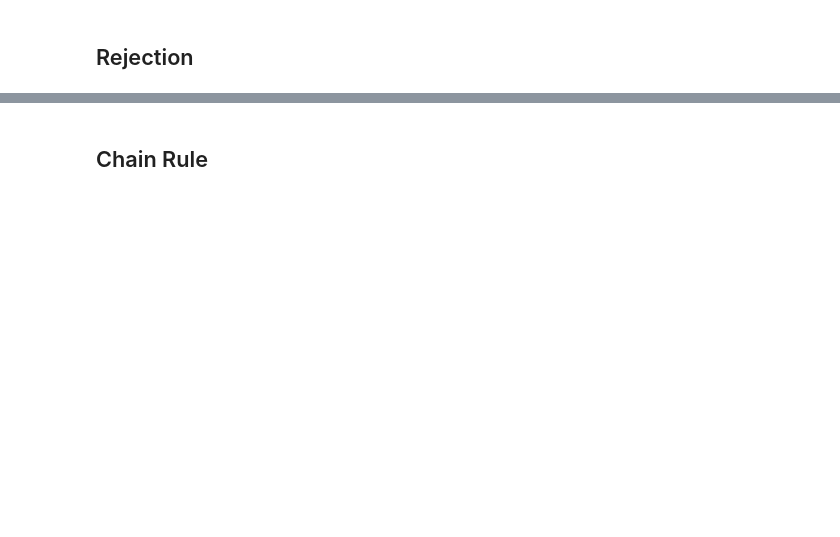
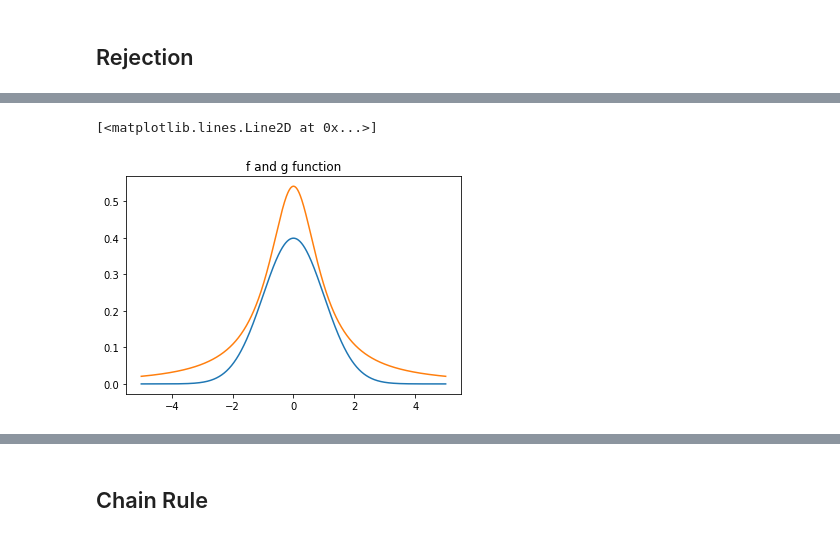
Before and after one commit to Tuxae/Monte-Carlo, a Jupyter notebook: 01-Simulation of Non-Uniform distribution.ipynb, the cells around one changed output, grey strips where cells are left out. Saved outputs shown, nothing was run; the diff lists cells and outputs as text; code cells hidden in the pictures; blank space fills up the shorter version.

```diff
--- a/01-Simulation of Non-Uniform distribution.ipynb
+++ b/01-Simulation of Non-Uniform distribution.ipynb
@@ -54,6 +67,18 @@ def g(x):
     Computer Cauchy distribution density
     """
     return 1/(np.pi*(1+x**2))
+# %%
+interval = np.linspace(-5,5,1000)
+
+fx = f(interval)
+gx = M*g(interval)
+
+plt.title("f and g function")
+plt.plot(interval,fx)
+plt.plot(interval,gx)
+# %% [output]
+[<matplotlib.lines.Line2D at 0x...>]
+[figure, added]
 # %%
 M = 1.7
 Y = np.random.standard_cauchy(size=size)
```
Also changed, not shown: parts of 21 cells of this notebook, 1 other file.
